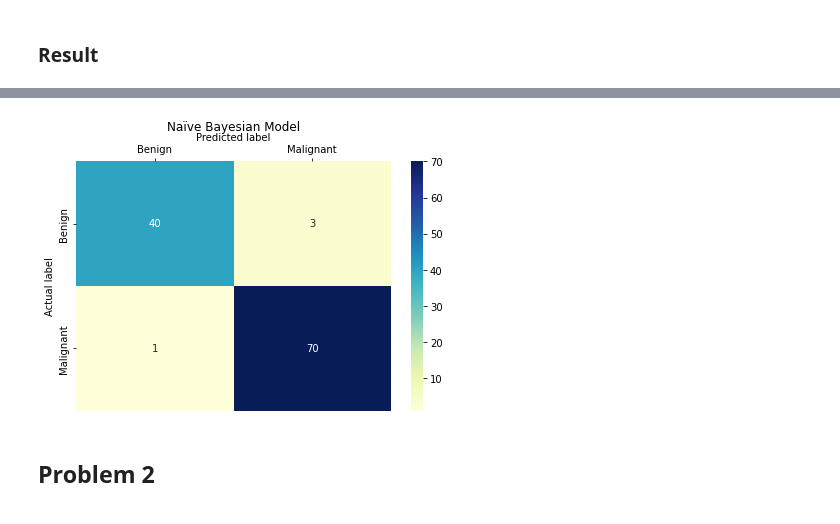
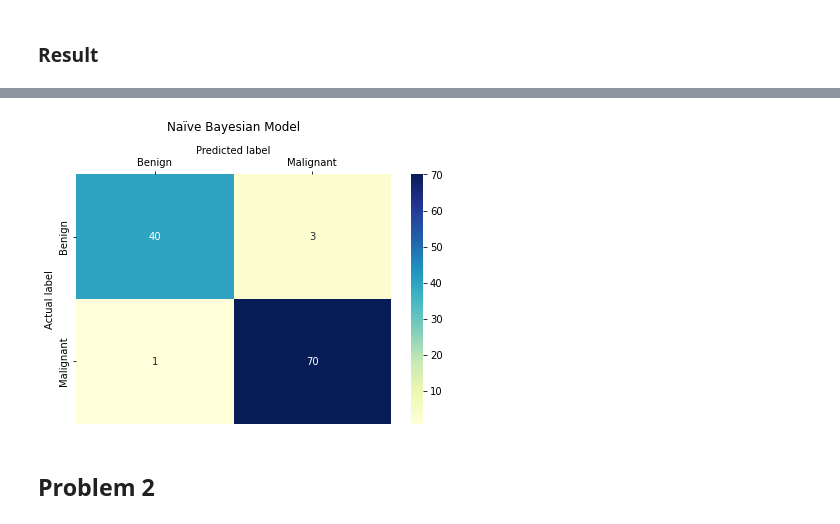
Before and after one commit to A-Hudson-0117/MachineLearning-Intro, a Jupyter notebook: naïve bayesian (hw 3)/naïve bayesian.ipynb, the cells around one changed output, grey strips where cells are left out. Cells and saved outputs as stored; diff of their text form; code cells hidden in the pictures.

```diff
--- a/naïve bayesian (hw 3)/naïve bayesian.ipynb
+++ b/naïve bayesian (hw 3)/naïve bayesian.ipynb
@@ -106,7 +107,7 @@ x_test = scaler.transform(x_test)
 # %% [markdown]
 ### Operation
 # %%
-classifier = GaussianNB()
+classifier = GaussianNB(var_smoothing=1e-8)
 classifier.fit(x_train, y_train)
 
 y_pred = classifier.predict(x_test)
@@ -129,15 +138,15 @@ recall is 0.9859154929577465
 # %%
 fig, ax = plt.subplots()
 # create heatmap
 sns.heatmap(pd.DataFrame(conf_matrix), annot=True, cmap="YlGnBu" ,fmt='g', xticklabels=class_names, yticklabels=class_names)
 ax.xaxis.set_label_position("top")
 ax.xaxis.set_ticks_position("top")
 plt.tight_layout()
-plt.title(title, y=1.1);
+plt.title(title, y=1.15);
 plt.ylabel('Actual label');
 plt.xlabel('Predicted label');
 # %% [output]
-[figure, old version]
+[figure, new version]
 # %% [markdown]
 ## Problem 2
 # %% [markdown]
```
Also changed, not shown: parts of 36 cells of this notebook.
